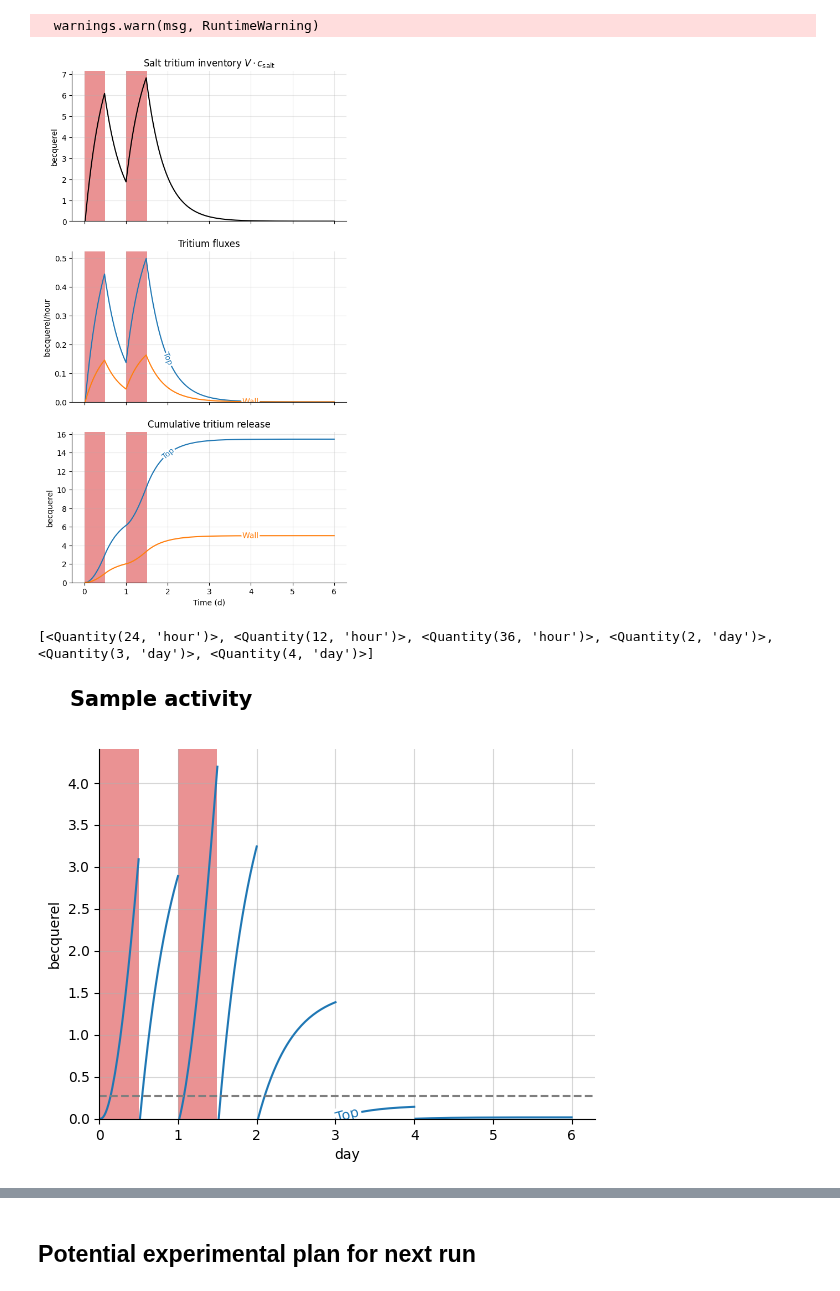
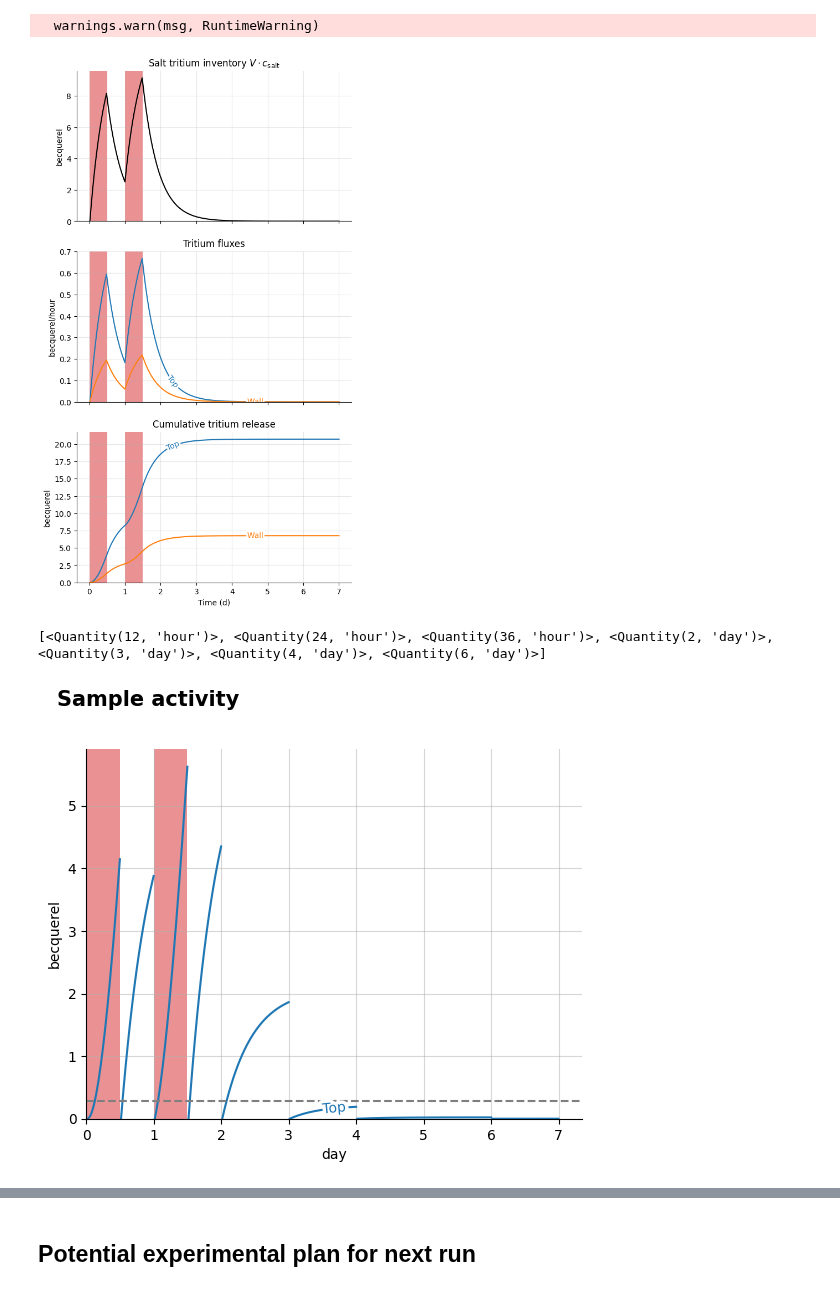
Before and after one commit to LIBRA-project/BABY-100-mL-runs, a Jupyter notebook: baby_run_4.ipynb, the cells around one changed output, grey strips where cells are left out. Cells and saved outputs as stored; diff of their text form; code cells hidden in the pictures.

```diff
--- a/baby_run_4.ipynb
+++ b/baby_run_4.ipynb
@@ -53,7 +74,7 @@ baby_model = Model(
     TBR=3.3e-4 * ureg.particle * ureg.neutron**-1,  # stefano 10/24/2023
 )
 
-fitting_param = 0.82
+fitting_param = 1.1
 
 mass_transport_coeff_factor = 3
 
@@ -70,7 +91,7 @@ baby_model.irradiations = [
 
 baby_model.neutron_rate = fitting_param * (1.2e8 + 3.96e8) * ureg.neutron * ureg.s**-1
 baby_model.dt = 0.4 * ureg.h
-baby_model.run(6 * ureg.day)
+baby_model.run(7 * ureg.day)
 # %% [output]
   warnings.warn(msg, RuntimeWarning)
 # %%
@@ -123,7 +144,7 @@ for ax in [ax_inv, ax_fluxes, ax_cumul]:
 plt.savefig("baby_run_4/basic_model_results.svg")
 plt.show()
 # %% [output]
-[figure, old version]
+[figure, new version]
 # %%
 def replace_water(sample_activity, time, replacement_times=None):
     sample_activity_changed = np.copy(sample_activity)
@@ -250,31 +271,33 @@ def plot_model(
 # %%
 replacement_times = [
     irr[0] for irr in baby_model.irradiations[1:]
 ]  # before each irradiation
 
 replacement_times += [
     irr[1] for irr in baby_model.irradiations
 ]  # after each irradiation
 
 replacement_times.append(2 * ureg.day)  # after the last irradiation
 replacement_times.append(3 * ureg.day)
 replacement_times.append(4 * ureg.day)
+replacement_times.append(6 * ureg.day)
 
+replacement_times = sorted(replacement_times)
 
 print(replacement_times)
-avg_background = (background_1 + background_2) / 2
+avg_background = background_2
 
 plot_model(
     baby_model,
     irradiation=baby_model.irradiations,
     replace_vials=replacement_times,
     walls=False,
     detection_limit=avg_background,
     subtitle=False,
 )
 # %% [output]
-[<Quantity(24, 'hour')>, <Quantity(12, 'hour')>, <Quantity(36, 'hour')>, <Quantity(2, 'day')>, <Quantity(3, 'day')>, <Quantity(4, 'day')>]
+[<Quantity(12, 'hour')>, <Quantity(24, 'hour')>, <Quantity(36, 'hour')>, <Quantity(2, 'day')>, <Quantity(3, 'day')>, <Quantity(4, 'day')>, <Quantity(6, 'day')>]
-[figure, old version]
+[figure, new version]
 # %%
 plot_model(
     model=baby_model,
```
Also changed, not shown: parts of 9 cells of this notebook.
